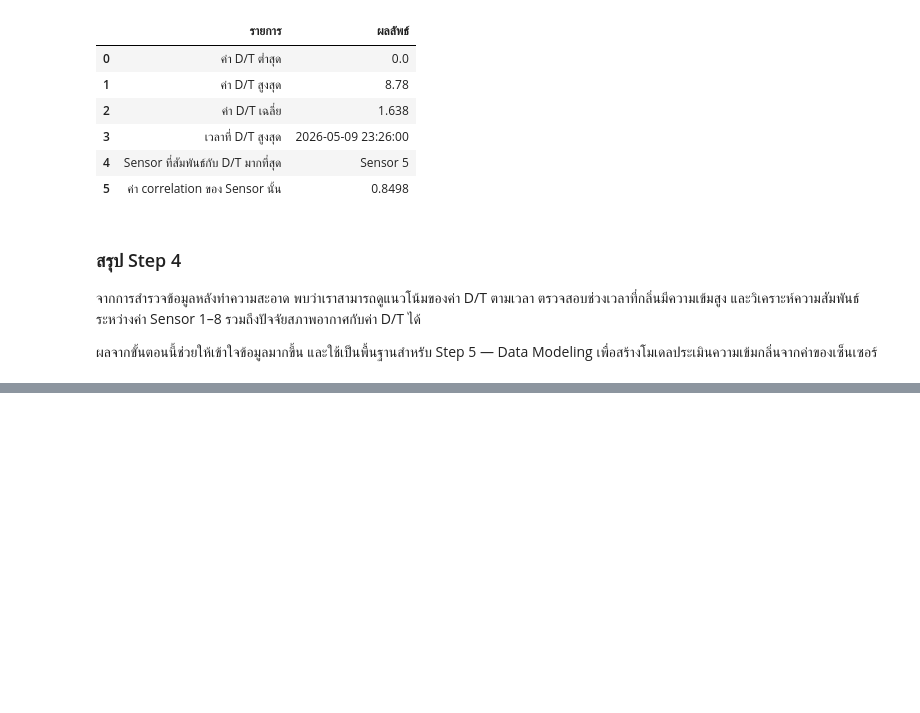
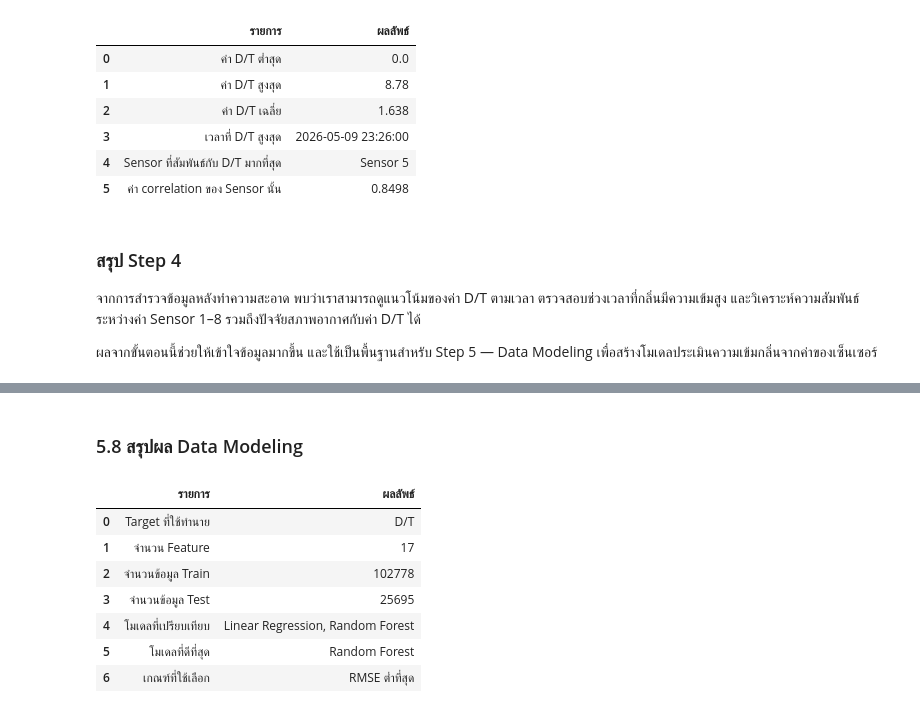
Before and after one commit to Panussu/HackathonGroup3, a Jupyter notebook: enose_analysis.ipynb, the cells around one changed output, grey strips where cells are left out. Cells and saved outputs as stored; diff of their text form; code cells hidden in the pictures; blank space fills up the shorter version.

```diff
--- a/enose_analysis.ipynb
+++ b/enose_analysis.ipynb
@@ -1009,0 +1301,34 @@ display(explore_summary)
+# %% [markdown]
+### 5.8 สรุปผล Data Modeling
+# %%
+summary_model = pd.DataFrame({
+    "รายการ": [
+        "Target ที่ใช้ทำนาย",
+        "จำนวน Feature",
+        "จำนวนข้อมูล Train",
+        "จำนวนข้อมูล Test",
+        "โมเดลที่เปรียบเทียบ",
+        "โมเดลที่ดีที่สุด",
+        "เกณฑ์ที่ใช้เลือก"
+    ],
+    "ผลลัพธ์": [
+        target_col,
+        len(feature_cols),
+        len(X_train),
+        len(X_test),
+        "Linear Regression, Random Forest",
+        best_model_name,
+        "RMSE ต่ำที่สุด"
+    ]
+})
+
+display(summary_model)
+# %% [output]
+|  | รายการ | ผลลัพธ์ |
+| 0 | Target ที่ใช้ทำนาย | D/T |
+| 1 | จำนวน Feature | 17 |
+| 2 | จำนวนข้อมูล Train | 102778 |
+| 3 | จำนวนข้อมูล Test | 25695 |
+| 4 | โมเดลที่เปรียบเทียบ | Linear Regression, Random Forest |
+| 5 | โมเดลที่ดีที่สุด | Random Forest |
+| 6 | เกณฑ์ที่ใช้เลือก | RMSE ต่ำที่สุด |
```
Also changed, not shown: parts of 27 cells of this notebook.
